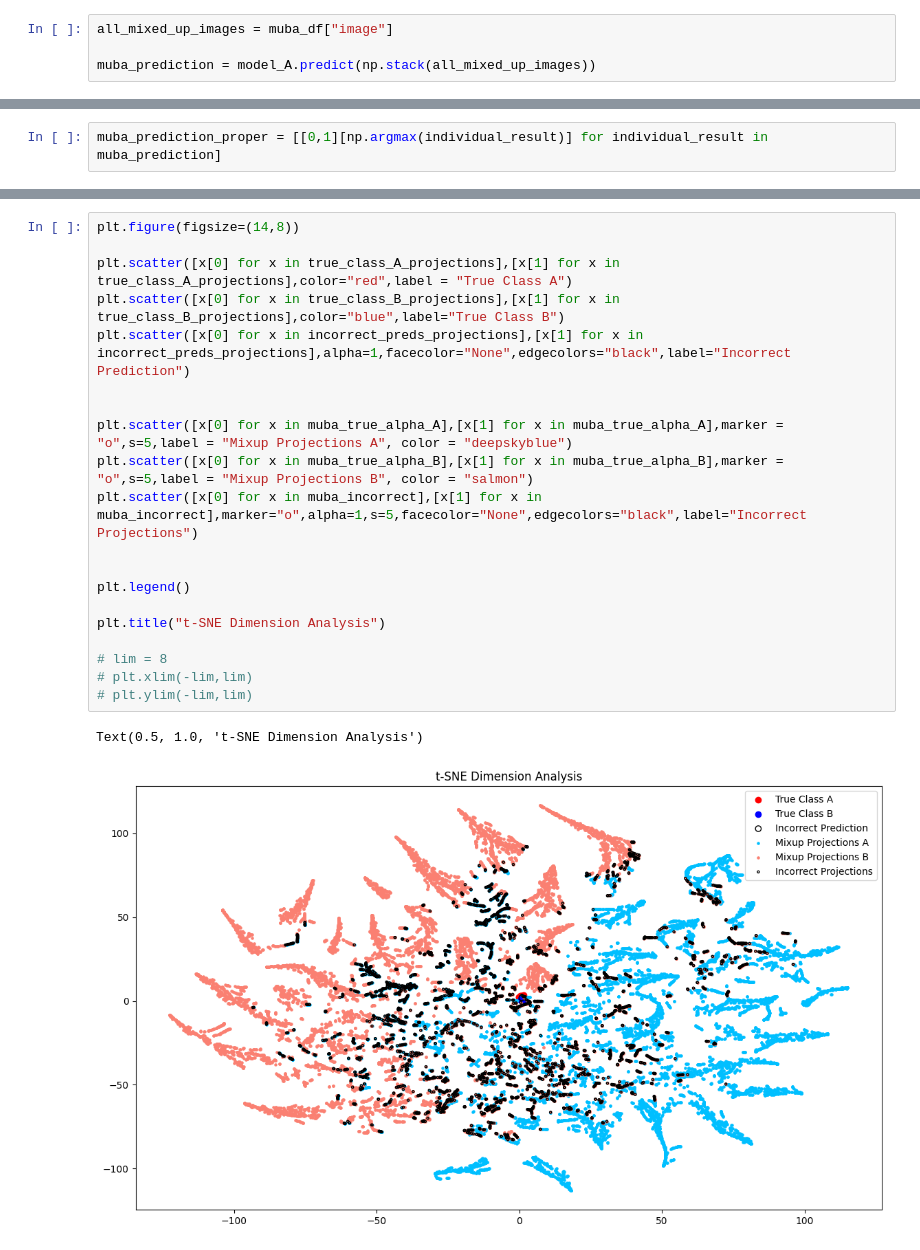
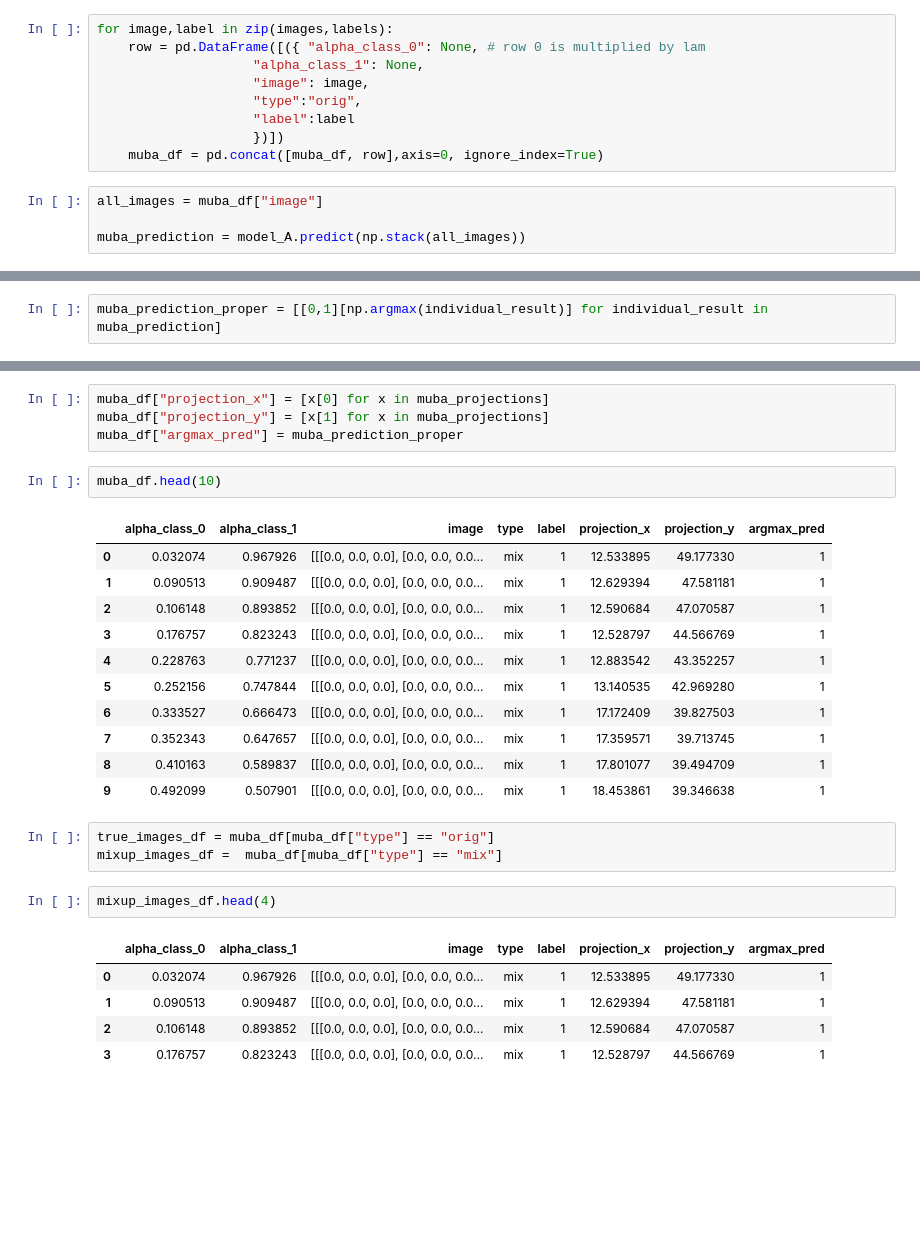
Before and after one commit to willpoulett/dimension_reduction_investigation, a Jupyter notebook: dim_reduction.ipynb, the cells around one changed output, grey strips where cells are left out. Drawn from its saved outputs; the diff is of its cells as text; blank space fills up the shorter version.

```diff
--- a/dim_reduction.ipynb
+++ b/dim_reduction.ipynb
@@ -187,8 +193,17 @@ for index0, row0 in class_zero_df.iterrows():
 
 
             muba_df = pd.concat([muba_df, row],axis=0, ignore_index=True)
+# %%
+for image,label in zip(images,labels):
+    row = pd.DataFrame([({ "alpha_class_0": None, # row 0 is multiplied by lam
+                    "alpha_class_1": None,
+                    "image": image,
+                    "type":"orig",
+                    "label":label
+                    })])
+    muba_df = pd.concat([muba_df, row],axis=0, ignore_index=True)
 # %%
-all_mixed_up_images = muba_df["image"]
+all_images = muba_df["image"]
 
-muba_prediction = model_A.predict(np.stack(all_mixed_up_images))
+muba_prediction = model_A.predict(np.stack(all_images))
 # %% [output]
@@ -221,23 +220,29 @@ for proj,alpha,pred in zip(muba_projections,muba_df["alpha_class_1"],muba_predic
-# %%
-plt.figure(figsize=(14,8))
-
-plt.scatter([x[0] for x in true_class_A_projections],[x[1] for x in true_class_A_projections],color="red",label = "True Class A")
-plt.scatter([x[0] for x in true_class_B_projections],[x[1] for x in true_class_B_projections],color="blue",label="True Class B")
-plt.scatter([x[0] for x in incorrect_preds_projections],[x[1] for x in incorrect_preds_projections],alpha=1,facecolor="None",edgecolors="black",label="Incorrect Prediction")
-
-
-plt.scatter([x[0] for x in muba_true_alpha_A],[x[1] for x in muba_true_alpha_A],marker = "o",s=5,label = "Mixup Projections A", color = "deepskyblue")
-plt.scatter([x[0] for x in muba_true_alpha_B],[x[1] for x in muba_true_alpha_B],marker = "o",s=5,label = "Mixup Projections B", color = "salmon")
-plt.scatter([x[0] for x in muba_incorrect],[x[1] for x in muba_incorrect],marker="o",alpha=1,s=5,facecolor="None",edgecolors="black",label="Incorrect Projections")
-
-
-plt.legend()
-
-plt.title("t-SNE Dimension Analysis")
-
-# lim = 8
-# plt.xlim(-lim,lim)
-# plt.ylim(-lim,lim)
-# %% [output]
-Text(0.5, 1.0, 't-SNE Dimension Analysis')
-[figure, removed]
+# %%
+muba_df["projection_x"] = [x[0] for x in muba_projections]
+muba_df["projection_y"] = [x[1] for x in muba_projections]
+muba_df["argmax_pred"] = muba_prediction_proper
+# %%
+muba_df.head(10)
+# %% [output]
+|  | alpha_class_0 | alpha_class_1 | image | type | label | projection_x | projection_y | argmax_pred |
+| 0 | 0.032074 | 0.967926 | [[[0.0, 0.0, 0.0], [0.0, 0.0, 0.0... | mix | 1 | 12.533895 | 49.177330 | 1 |
+| 1 | 0.090513 | 0.909487 | [[[0.0, 0.0, 0.0], [0.0, 0.0, 0.0... | mix | 1 | 12.629394 | 47.581181 | 1 |
+| 2 | 0.106148 | 0.893852 | [[[0.0, 0.0, 0.0], [0.0, 0.0, 0.0... | mix | 1 | 12.590684 | 47.070587 | 1 |
+| 3 | 0.176757 | 0.823243 | [[[0.0, 0.0, 0.0], [0.0, 0.0, 0.0... | mix | 1 | 12.528797 | 44.566769 | 1 |
+| 4 | 0.228763 | 0.771237 | [[[0.0, 0.0, 0.0], [0.0, 0.0, 0.0... | mix | 1 | 12.883542 | 43.352257 | 1 |
+| 5 | 0.252156 | 0.747844 | [[[0.0, 0.0, 0.0], [0.0, 0.0, 0.0... | mix | 1 | 13.140535 | 42.969280 | 1 |
+| 6 | 0.333527 | 0.666473 | [[[0.0, 0.0, 0.0], [0.0, 0.0, 0.0... | mix | 1 | 17.172409 | 39.827503 | 1 |
+| 7 | 0.352343 | 0.647657 | [[[0.0, 0.0, 0.0], [0.0, 0.0, 0.0... | mix | 1 | 17.359571 | 39.713745 | 1 |
+| 8 | 0.410163 | 0.589837 | [[[0.0, 0.0, 0.0], [0.0, 0.0, 0.0... | mix | 1 | 17.801077 | 39.494709 | 1 |
+| 9 | 0.492099 | 0.507901 | [[[0.0, 0.0, 0.0], [0.0, 0.0, 0.0... | mix | 1 | 18.453861 | 39.346638 | 1 |
+# %%
+true_images_df = muba_df[muba_df["type"] == "orig"]
+mixup_images_df =  muba_df[muba_df["type"] == "mix"]
+# %%
+mixup_images_df.head(4)
+# %% [output]
+|  | alpha_class_0 | alpha_class_1 | image | type | label | projection_x | projection_y | argmax_pred |
+| 0 | 0.032074 | 0.967926 | [[[0.0, 0.0, 0.0], [0.0, 0.0, 0.0... | mix | 1 | 12.533895 | 49.177330 | 1 |
+| 1 | 0.090513 | 0.909487 | [[[0.0, 0.0, 0.0], [0.0, 0.0, 0.0... | mix | 1 | 12.629394 | 47.581181 | 1 |
+| 2 | 0.106148 | 0.893852 | [[[0.0, 0.0, 0.0], [0.0, 0.0, 0.0... | mix | 1 | 12.590684 | 47.070587 | 1 |
+| 3 | 0.176757 | 0.823243 | [[[0.0, 0.0, 0.0], [0.0, 0.0, 0.0... | mix | 1 | 12.528797 | 44.566769 | 1 |
```
Also changed, not shown: parts of 12 cells of this notebook.
